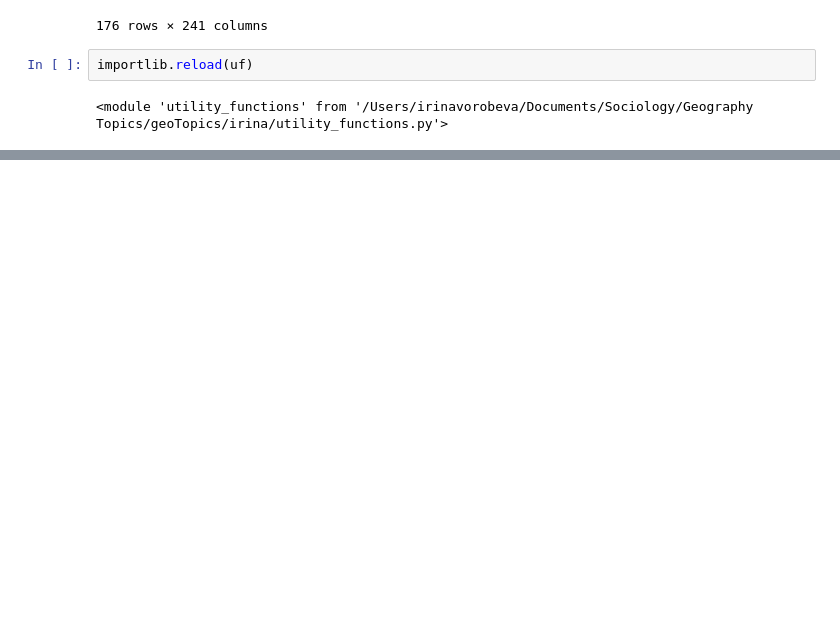
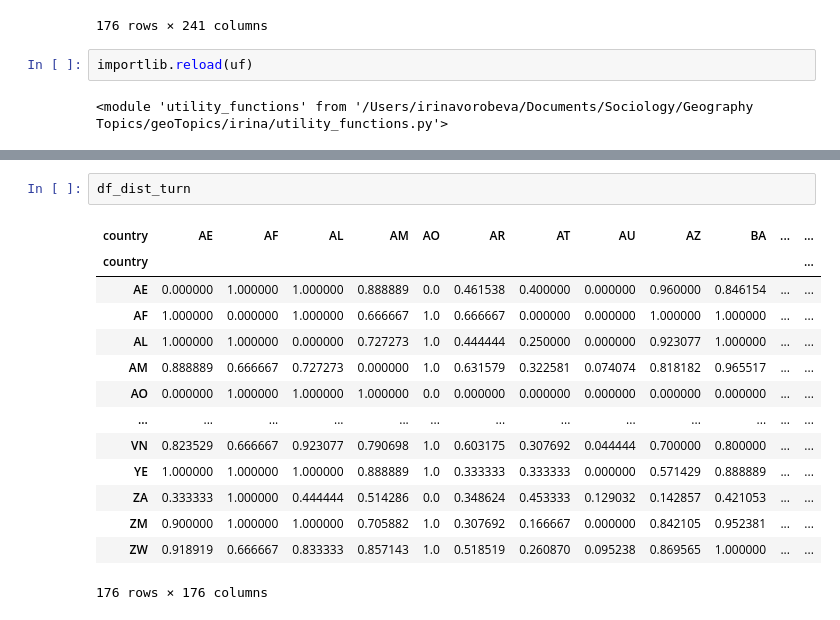
Before and after one commit to irivorobey/geoTopics, a Jupyter notebook: irina/jaccard_countries.ipynb, the cells around one changed output, grey strips where cells are left out. Cells and saved outputs as stored; diff of their text form; blank space fills up the shorter version.

```diff
--- a/irina/jaccard_countries.ipynb
+++ b/irina/jaccard_countries.ipynb
@@ -45,3 +78,20 @@ df_dist_turn = uf.get_jacca
+# %%
+df_dist_turn
+# %% [output]
+| country | AE | AF | AL | AM | AO | AR | AT | AU | AZ | BA | ... | ... |
+| country |  |  |  |  |  |  |  |  |  |  |  | ... |
+| AE | 0.000000 | 1.000000 | 1.000000 | 0.888889 | 0.0 | 0.461538 | 0.400000 | 0.000000 | 0.960000 | 0.846154 | ... | ... |
+| AF | 1.000000 | 0.000000 | 1.000000 | 0.666667 | 1.0 | 0.666667 | 0.000000 | 0.000000 | 1.000000 | 1.000000 | ... | ... |
+| AL | 1.000000 | 1.000000 | 0.000000 | 0.727273 | 1.0 | 0.444444 | 0.250000 | 0.000000 | 0.923077 | 1.000000 | ... | ... |
+| AM | 0.888889 | 0.666667 | 0.727273 | 0.000000 | 1.0 | 0.631579 | 0.322581 | 0.074074 | 0.818182 | 0.965517 | ... | ... |
+| AO | 0.000000 | 1.000000 | 1.000000 | 1.000000 | 0.0 | 0.000000 | 0.000000 | 0.000000 | 0.000000 | 0.000000 | ... | ... |
+| ... | ... | ... | ... | ... | ... | ... | ... | ... | ... | ... | ... | ... |
+| VN | 0.823529 | 0.666667 | 0.923077 | 0.790698 | 1.0 | 0.603175 | 0.307692 | 0.044444 | 0.700000 | 0.800000 | ... | ... |
+| YE | 1.000000 | 1.000000 | 1.000000 | 0.888889 | 1.0 | 0.333333 | 0.333333 | 0.000000 | 0.571429 | 0.888889 | ... | ... |
+| ZA | 0.333333 | 1.000000 | 0.444444 | 0.514286 | 0.0 | 0.348624 | 0.453333 | 0.129032 | 0.142857 | 0.421053 | ... | ... |
+| ZM | 0.900000 | 1.000000 | 1.000000 | 0.705882 | 1.0 | 0.307692 | 0.166667 | 0.000000 | 0.842105 | 0.952381 | ... | ... |
+| ZW | 0.918919 | 0.666667 | 0.833333 | 0.857143 | 1.0 | 0.518519 | 0.260870 | 0.095238 | 0.869565 | 1.000000 | ... | ... |
+176 rows × 176 columns
 # %%
 fig, (ax1, ax2) =plt.subplots(ncols=2, nrows=1, figsize=(12, 4))
 
```
Also changed, not shown: parts of 11 cells of this notebook.
